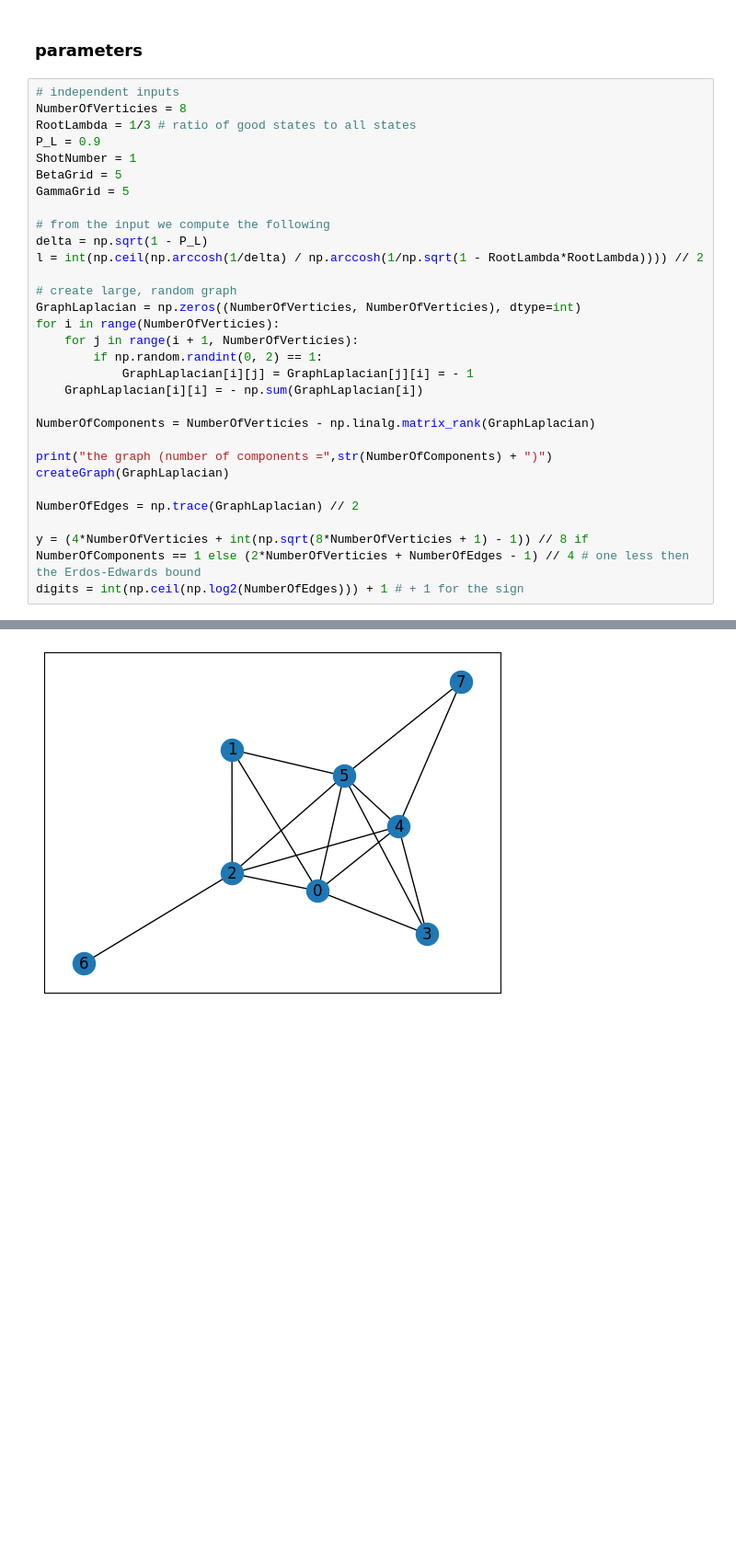
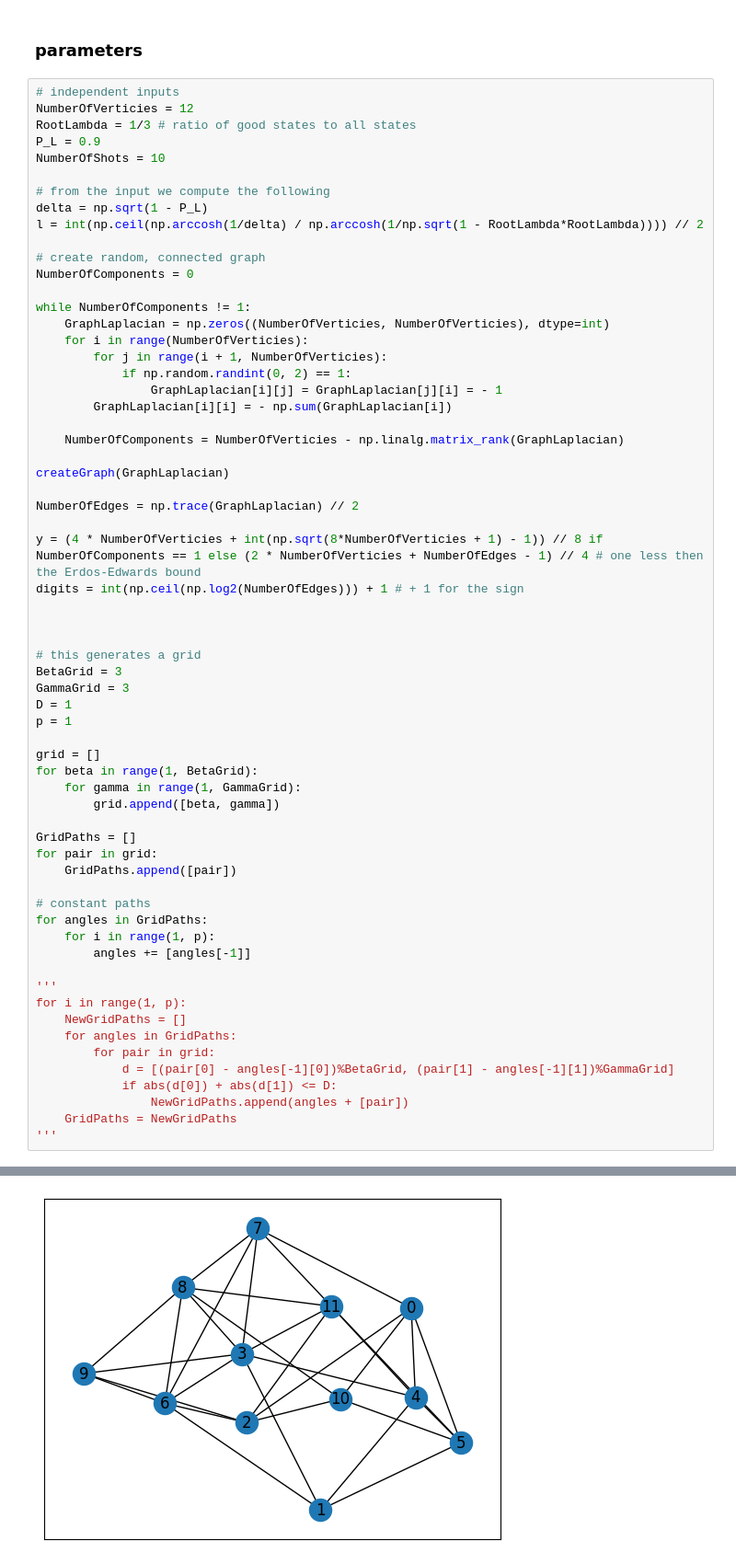
Before and after one commit to hyperrealist/qaoa, a Jupyter notebook: Grover_FPS_for_QAOA.ipynb, the cells around one changed output, grey strips where cells are left out. Shown at 92% size. Saved outputs shown, nothing was run; the diff lists cells and outputs as text; blank space fills up the shorter version.

```diff
--- a/Grover_FPS_for_QAOA.ipynb
+++ b/Grover_FPS_for_QAOA.ipynb
@@ -187,32 +196,65 @@ def createGraph(GraphLaplacian: list[list[int]]):
 ### parameters
 # %%
 # independent inputs
-NumberOfVerticies = 8
+NumberOfVerticies = 12
 RootLambda = 1/3 # ratio of good states to all states
 P_L = 0.9
-ShotNumber = 1
-BetaGrid = 5
-GammaGrid = 5
+NumberOfShots = 10
 
 # from the input we compute the following
 delta = np.sqrt(1 - P_L)
 l = int(np.ceil(np.arccosh(1/delta) / np.arccosh(1/np.sqrt(1 - RootLambda*RootLambda)))) // 2
 
-# create large, random graph
-GraphLaplacian = np.zeros((NumberOfVerticies, NumberOfVerticies), dtype=int)
-for i in range(NumberOfVerticies):
-    for j in range(i + 1, NumberOfVerticies):
-        if np.random.randint(0, 2) == 1:
-            GraphLaplacian[i][j] = GraphLaplacian[j][i] = - 1
-    GraphLaplacian[i][i] = - np.sum(GraphLaplacian[i])
+# create random, connected graph
+NumberOfComponents = 0
 
-NumberOfComponents = NumberOfVerticies - np.linalg.matrix_rank(GraphLaplacian)
+while NumberOfComponents != 1:
+    GraphLaplacian = np.zeros((NumberOfVerticies, NumberOfVerticies), dtype=int)
+    for i in range(NumberOfVerticies):
+        for j in range(i + 1, NumberOfVerticies):
+            if np.random.randint(0, 2) == 1:
+                GraphLaplacian[i][j] = GraphLaplacian[j][i] = - 1
+        GraphLaplacian[i][i] = - np.sum(GraphLaplacian[i])
 
-print("the graph (number of components =",str(NumberOfComponents) + ")")
+    NumberOfComponents = NumberOfVerticies - np.linalg.matrix_rank(GraphLaplacian)
+
 createGraph(GraphLaplacian)
 
 NumberOfEdges = np.trace(GraphLaplacian) // 2
 
-y = (4*NumberOfVerticies + int(np.sqrt(8*NumberOfVerticies + 1) - 1)) // 8 if NumberOfComponents == 1 else (2*NumberOfVerticies + NumberOfEdges - 1) // 4 # one less then the Erdos-Edwards bound
+y = (4 * NumberOfVerticies + int(np.sqrt(8*NumberOfVerticies + 1) - 1)) // 8 if NumberOfComponents == 1 else (2 * NumberOfVerticies + NumberOfEdges - 1) // 4 # one less then the Erdos-Edwards bound
 digits = int(np.ceil(np.log2(NumberOfEdges))) + 1 # + 1 for the sign
+
+
+
+# this generates a grid
+BetaGrid = 3
+GammaGrid = 3
+D = 1
+p = 1
+
+grid = []
+for beta in range(1, BetaGrid):
+    for gamma in range(1, GammaGrid):
+        grid.append([beta, gamma])
+
+GridPaths = []
+for pair in grid:
+    GridPaths.append([pair])
+
+# constant paths
+for angles in GridPaths:
+    for i in range(1, p):
+        angles += [angles[-1]]
+
+'''
+for i in range(1, p):
+    NewGridPaths = []
+    for angles in GridPaths:
+        for pair in grid:
+            d = [(pair[0] - angles[-1][0])%BetaGrid, (pair[1] - angles[-1][1])%GammaGrid]
+            if abs(d[0]) + abs(d[1]) <= D:
+                NewGridPaths.append(angles + [pair])
+    GridPaths = NewGridPaths
+'''
 # %% [output]
@@ -220,2 +262,2 @@ the graph (number of components = 1)
-[figure, old version]
+[figure, new version]
 # %% [markdown]
```
Also changed, not shown: parts of 10 cells of this notebook, 2 other files.
